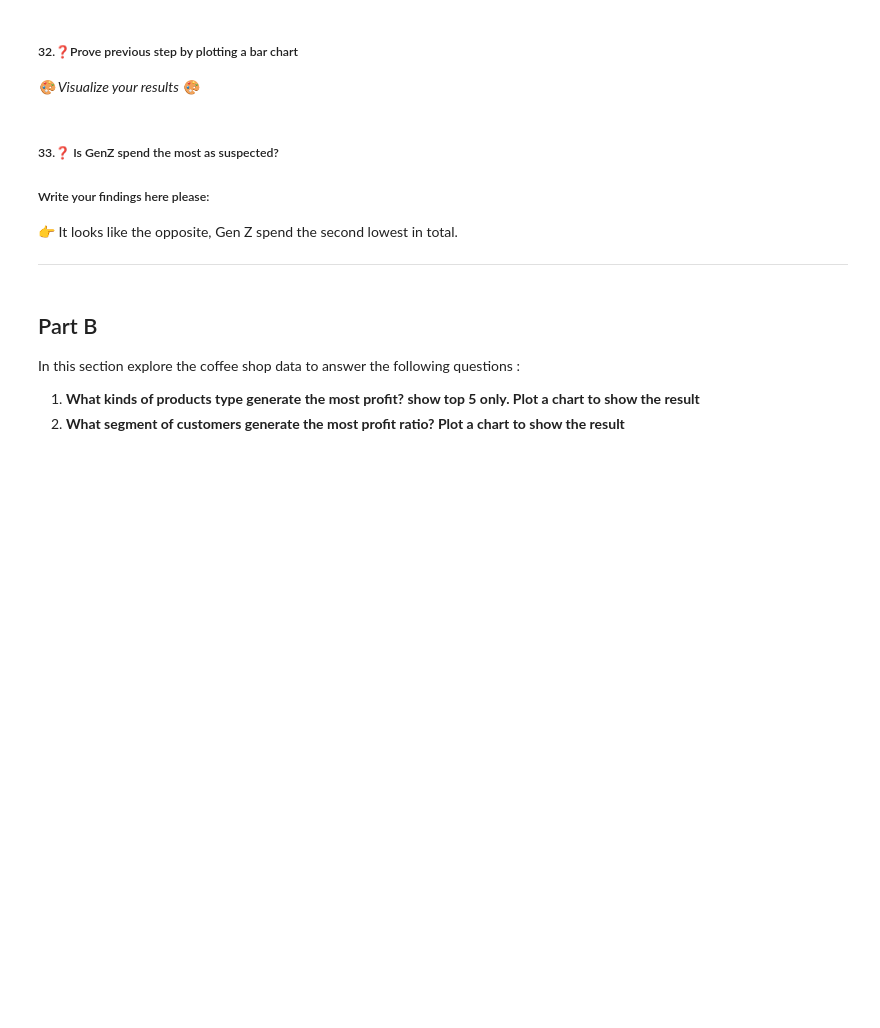
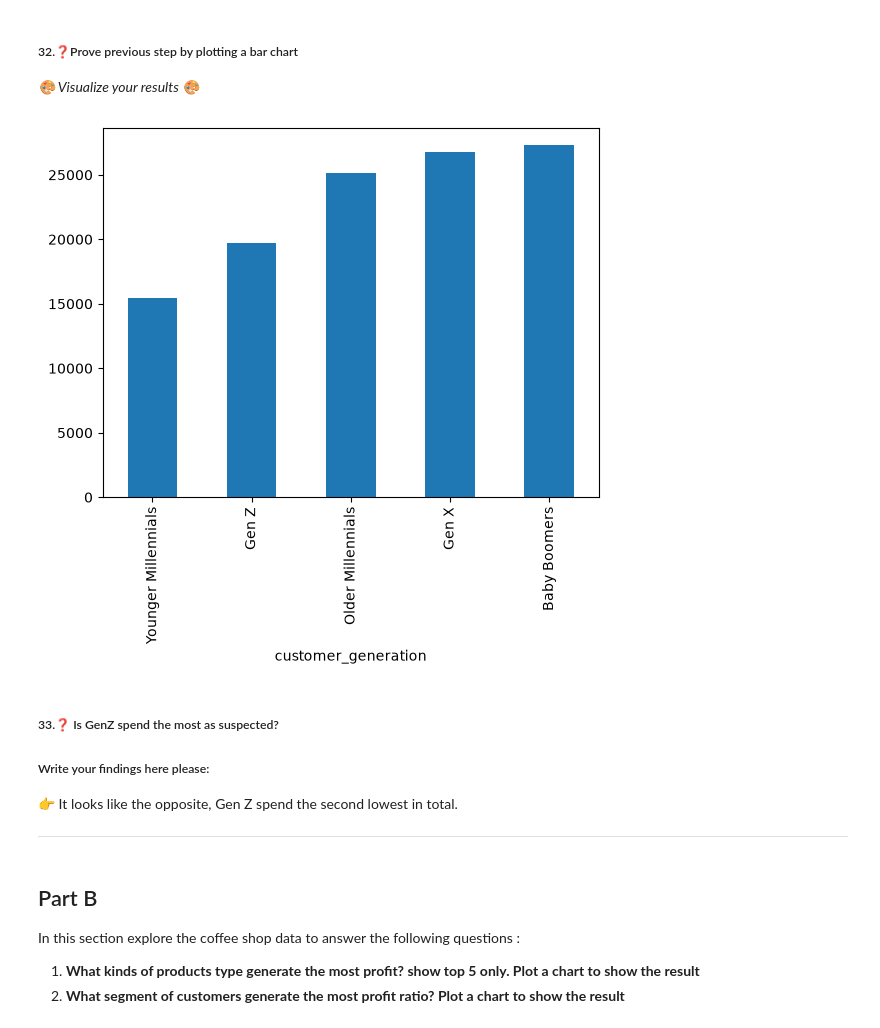
Before and after one commit to Meqdad-25/labs_projects, a Jupyter notebook: labs/3.13 Data Exploration Lab/Lab_Data_Exploration_Python-HMA-v.2.1.ipynb, the cells around one changed output. Drawn from its saved outputs; the diff is of its cells as text; code cells hidden in the pictures; blank space fills up the shorter version.

```diff
--- a/labs/3.13 Data Exploration Lab/Lab_Data_Exploration_Python-HMA-v.2.1.ipynb
+++ b/labs/3.13 Data Exploration Lab/Lab_Data_Exploration_Python-HMA-v.2.1.ipynb
@@ -179,6 +445,10 @@ _🎨 Visualize your results 🎨_
 ##### 32.❓Prove previous step by plotting a bar chart
 
 _🎨 Visualize your results 🎨_
+# %%
+(coffee_df.groupby('customer_generation')['line_item_amount'].sum().sort_values()).plot(kind = 'bar');
+# %% [output]
+[figure, added]
 # %% [markdown]
 ##### 33.❓ Is GenZ spend the most as suspected?
 ##### Write your findings here please:
```
Also changed, not shown: parts of 48 cells of this notebook.
